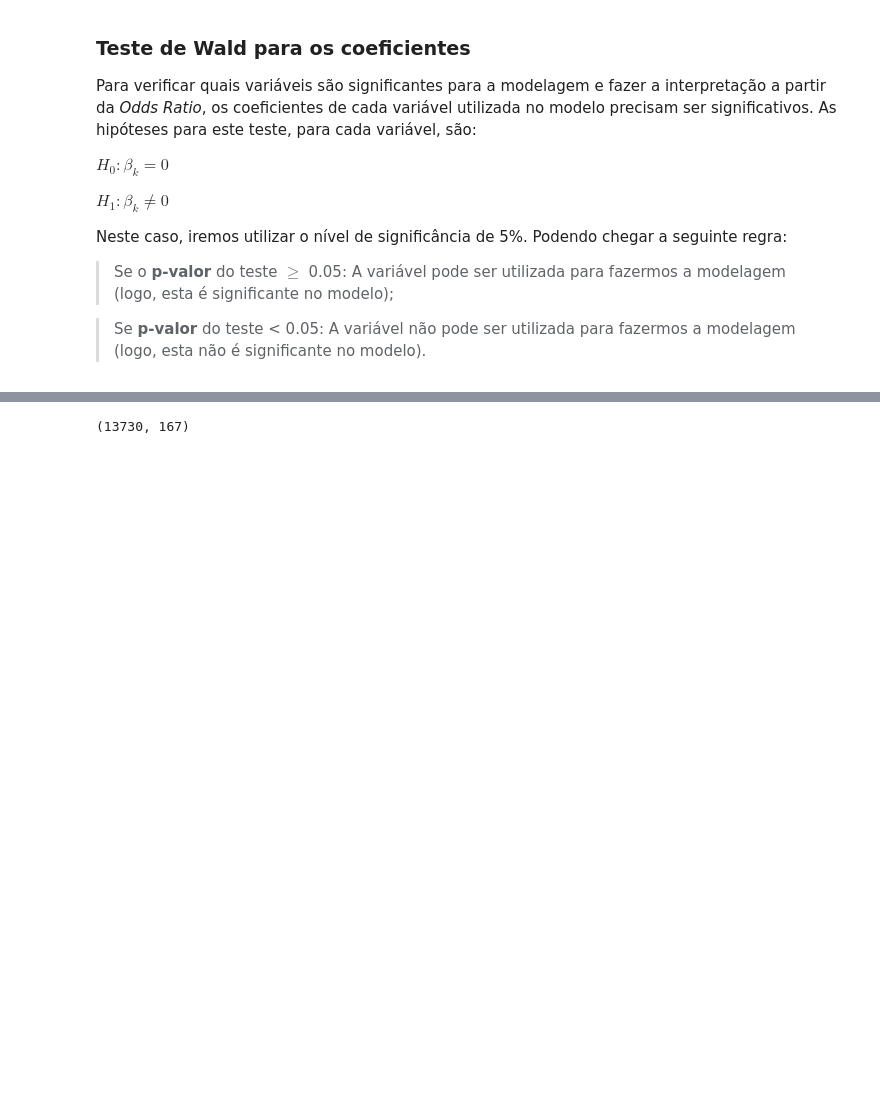
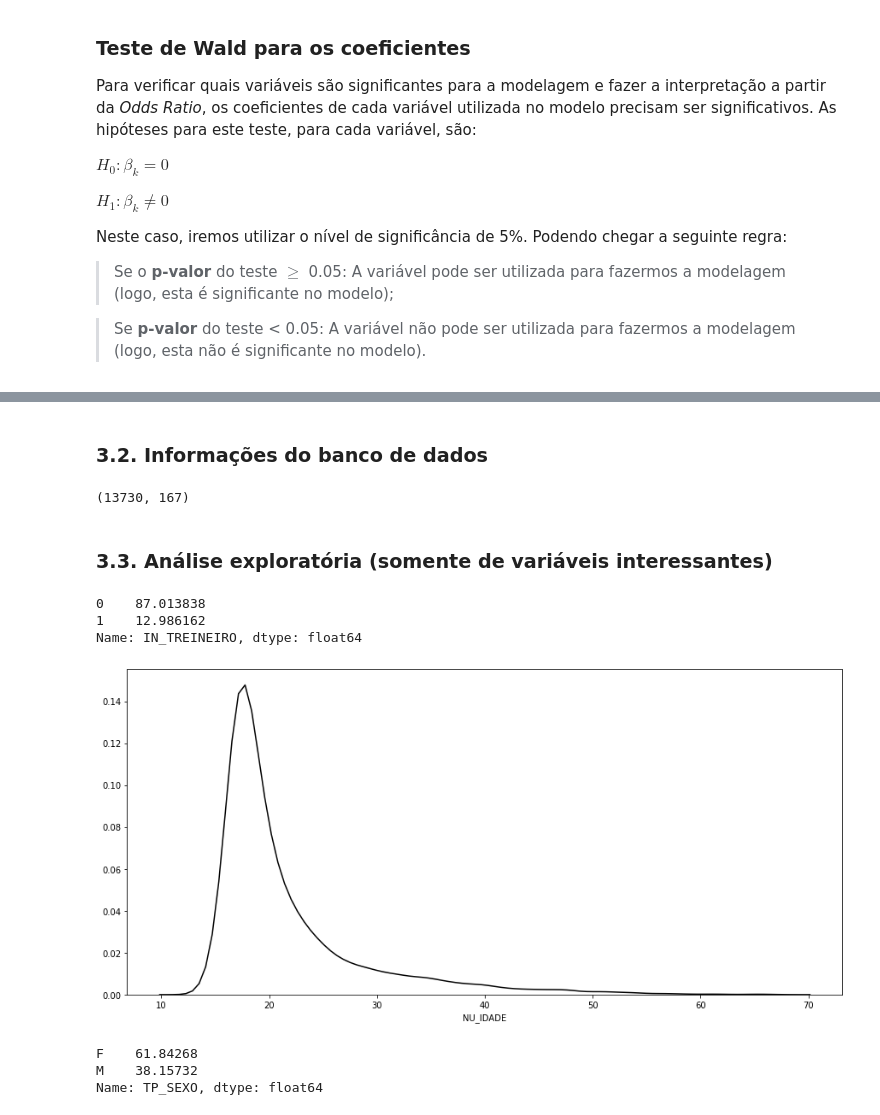
Before and after one commit to barbosarafael/DS_Avancado, a Jupyter notebook: 03Logistica_Gradiente/Logistica_e_Gradiente.ipynb, the cells around one changed output, grey strips where cells are left out. Saved outputs shown, nothing was run; the diff lists cells and outputs as text; code cells hidden in the pictures; blank space fills up the shorter version.

```diff
--- a/03Logistica_Gradiente/Logistica_e_Gradiente.ipynb
+++ b/03Logistica_Gradiente/Logistica_e_Gradiente.ipynb
@@ -95,7 +99,34 @@ dados.head()
 | 2 | 3 | f4545f8ccb9ff5c8aad7d32951b3f251a... | 2016 | 2304400 | Fortaleza | 23 | ... |
 | 3 | 4 | 3d6ec248fef899c414e77f82d5c6d2bff... | 2016 | 3304557 | Rio de Janeiro | 33 | ... |
 | 4 | 5 | bf896ac8d3ecadd6dba1dfbf50110afcb... | 2016 | 1302603 | Manaus | 13 | ... |
+# %% [markdown]
+### 3.2. Informações do banco de dados
 # %%
 dados.shape
 # %% [output]
 (13730, 167)
+# %% [markdown]
+### 3.3. Análise exploratória (somente de variáveis interessantes)
+# %%
+#--- Proporção de treineiros no dataset
+
+dados["IN_TREINEIRO"].value_counts(normalize = True).mul(100)
+# %% [output]
+0    87.013838
+1    12.986162
+Name: IN_TREINEIRO, dtype: float64
+# %%
+#--- Distribuição da idade dos participantes do ENEM
+
+_ = plt.figure(figsize = [15, 7])
+_ = sns.distplot(dados["NU_IDADE"], hist = False, color = "black")
+# %% [output]
+[figure, added]
+# %%
+#--- Proporção do gênero dos participantes do ENEM
+
+dados["TP_SEXO"].value_counts(normalize = True).mul(100)
+# %% [output]
+F    61.84268
+M    38.15732
+Name: TP_SEXO, dtype: float64
```
Also changed, not shown: parts of 12 cells of this notebook, 1 other file.
